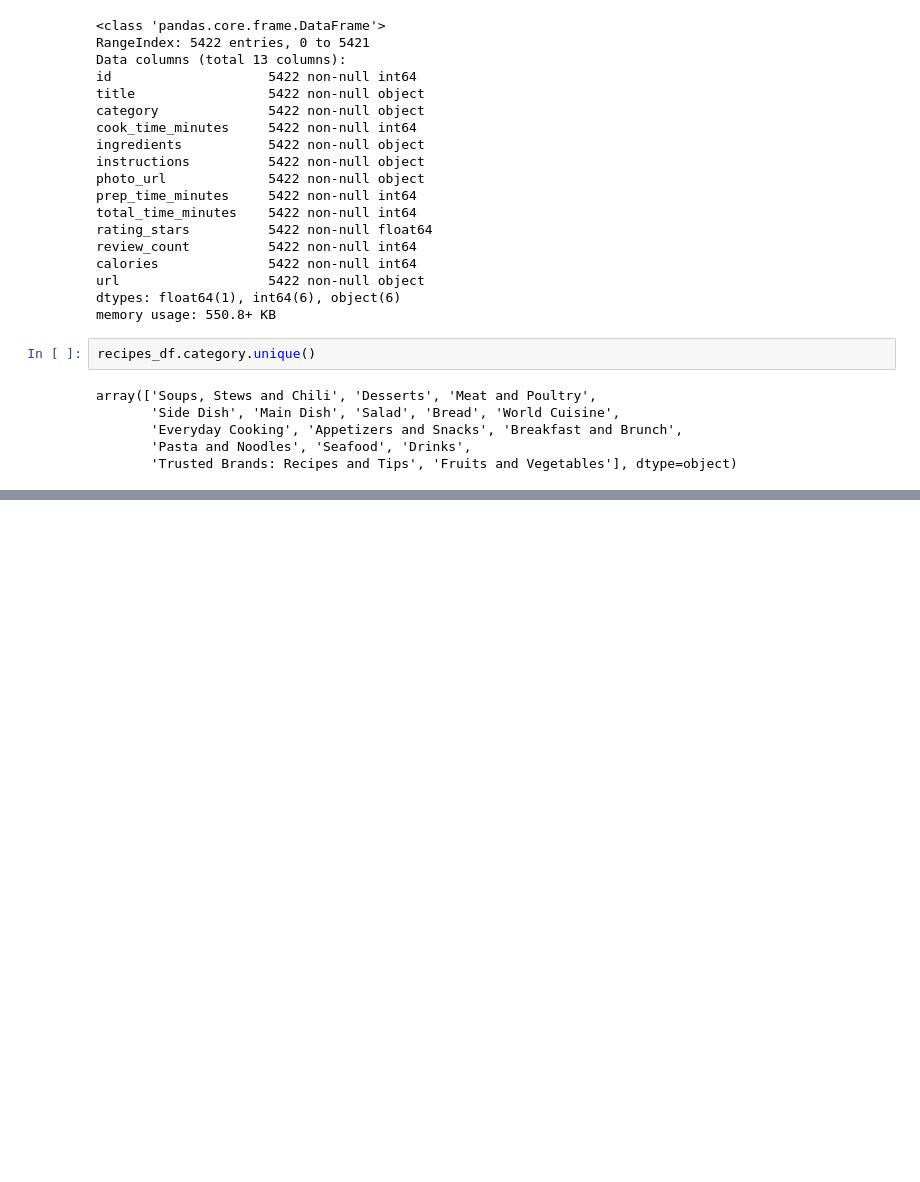
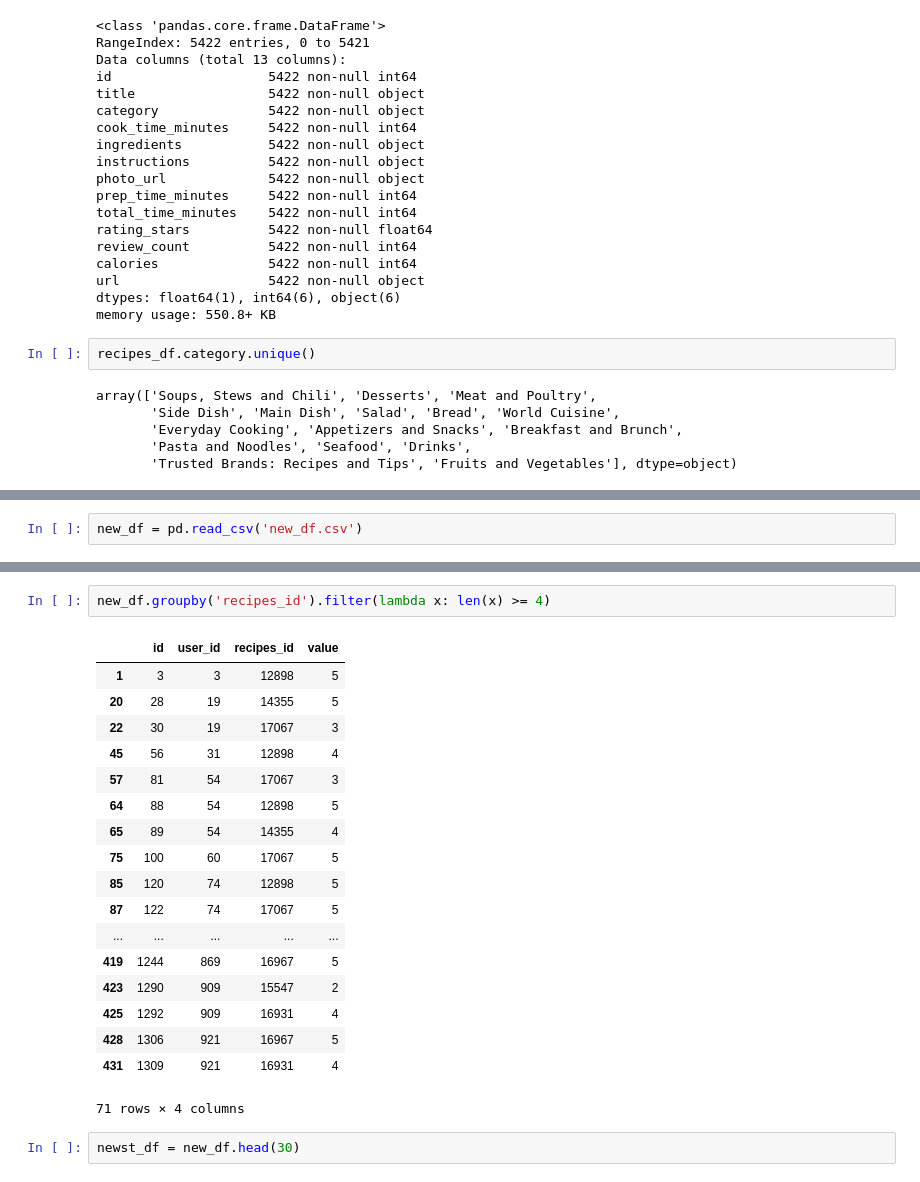
Before and after one commit to scalka/GraduationProject, a Jupyter notebook: myRec/app/recommender_comp/Data Exploration Jupyter Notebook.ipynb, the cells around one changed output, grey strips where cells are left out. Saved outputs shown, nothing was run; the diff lists cells and outputs as text; blank space fills up the shorter version.

```diff
--- a/myRec/app/recommender_comp/Data Exploration Jupyter Notebook.ipynb
+++ b/myRec/app/recommender_comp/Data Exploration Jupyter Notebook.ipynb
@@ -68,0 +131,2 @@ array(['Soups, Stews and Chili', 'Desserts', 'Meat and Poultry',
+# %%
+new_df = pd.read_csv('new_df.csv')
@@ -68,0 +153,23 @@ array(['Soups, Stews and Chili', 'Desserts', 'Meat and Poultry',
+# %%
+new_df.groupby('recipes_id').filter(lambda x: len(x) >= 4)
+# %% [output]
+|  | id | user_id | recipes_id | value |
+| 1 | 3 | 3 | 12898 | 5 |
+| 20 | 28 | 19 | 14355 | 5 |
+| 22 | 30 | 19 | 17067 | 3 |
+| 45 | 56 | 31 | 12898 | 4 |
+| 57 | 81 | 54 | 17067 | 3 |
+| 64 | 88 | 54 | 12898 | 5 |
+| 65 | 89 | 54 | 14355 | 4 |
+| 75 | 100 | 60 | 17067 | 5 |
+| 85 | 120 | 74 | 12898 | 5 |
+| 87 | 122 | 74 | 17067 | 5 |
+| ... | ... | ... | ... | ... |
+| 419 | 1244 | 869 | 16967 | 5 |
+| 423 | 1290 | 909 | 15547 | 2 |
+| 425 | 1292 | 909 | 16931 | 4 |
+| 428 | 1306 | 921 | 16967 | 5 |
+| 431 | 1309 | 921 | 16931 | 4 |
+71 rows × 4 columns
+# %%
+newst_df = new_df.head(30)
```
Also changed, not shown: parts of 11 cells of this notebook, 19 other files.
